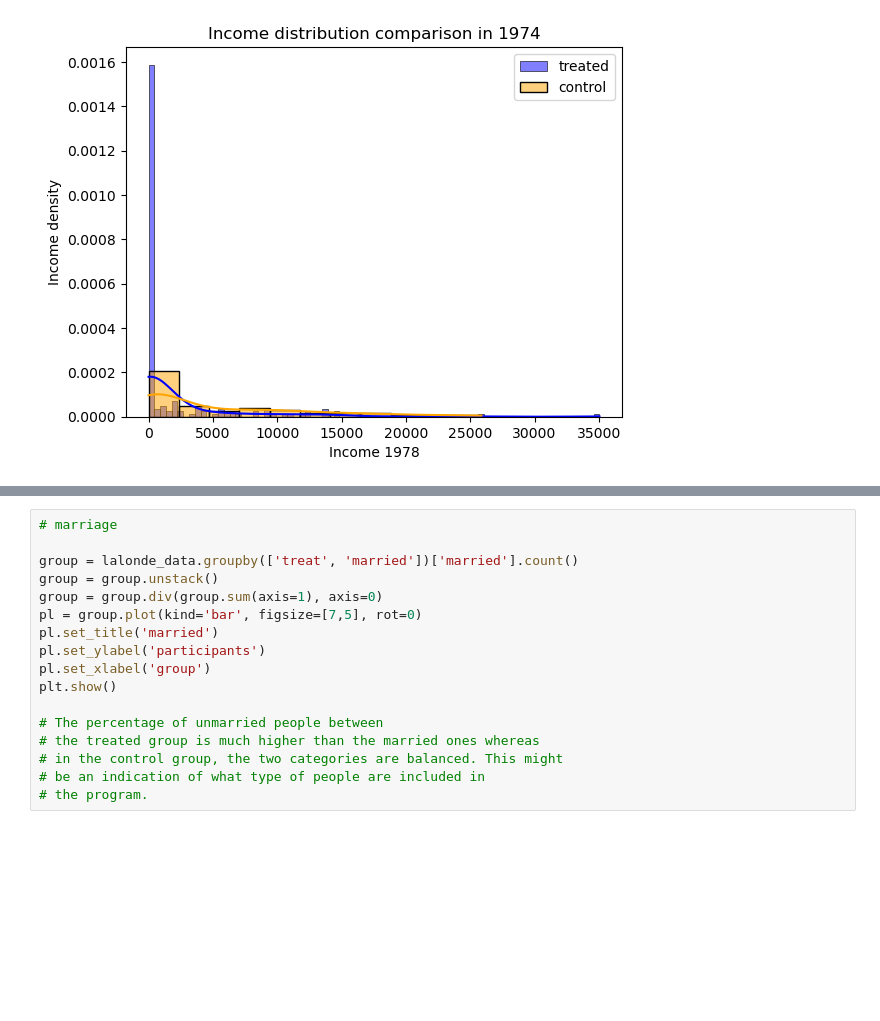
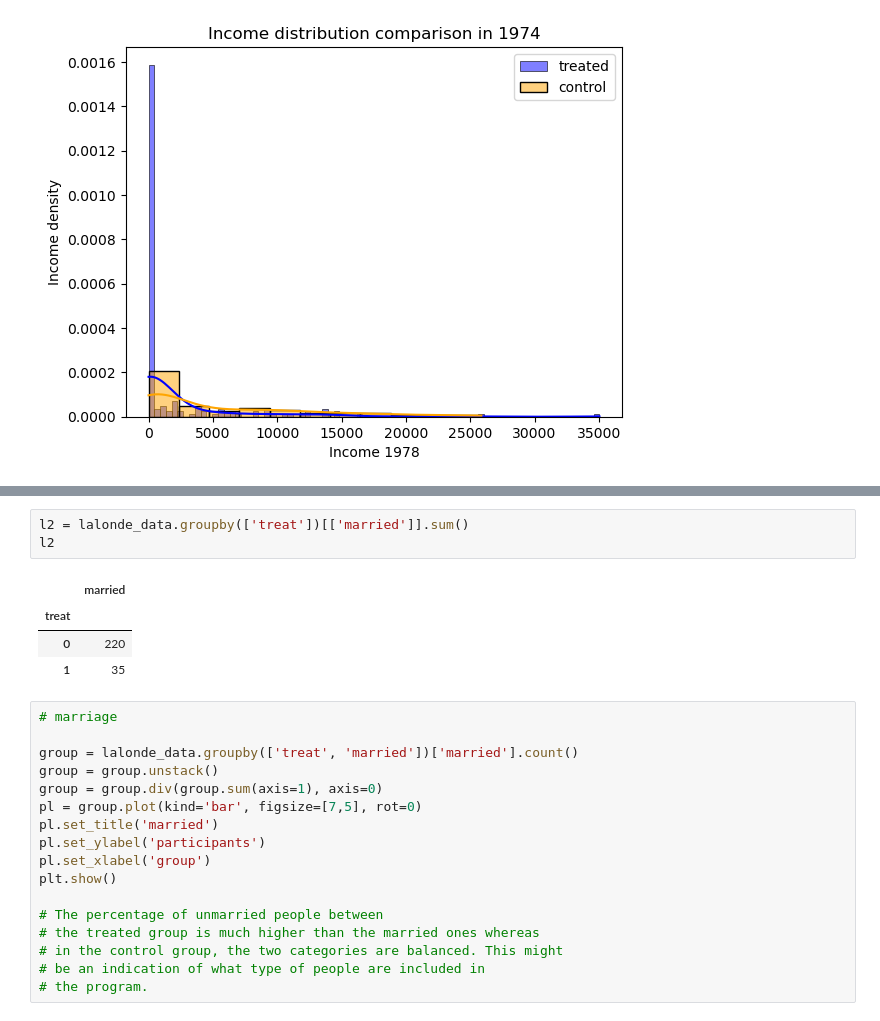
Before and after one commit to andy-joy-25/ADA_2023_EPFL, a Jupyter notebook: Exercises/05 - Causal analysis of observational data/Observational studies solution.ipynb, the cells around one changed output, grey strips where cells are left out. Cells and saved outputs as stored; diff of their text form; blank space fills up the shorter version.

```diff
--- a/Exercises/05 - Causal analysis of observational data/Observational studies solution.ipynb
+++ b/Exercises/05 - Causal analysis of observational data/Observational studies solution.ipynb
@@ -155,3 +173,11 @@ plt.show()
+# %%
+l2 = lalonde_data.groupby(['treat'])[['married']].sum()
+l2
+# %% [output]
+|  | married |
+| treat |  |
+| 0 | 220 |
+| 1 | 35 |
 # %%
 # marriage
 
```
Also changed, not shown: parts of 5 cells of this notebook.
